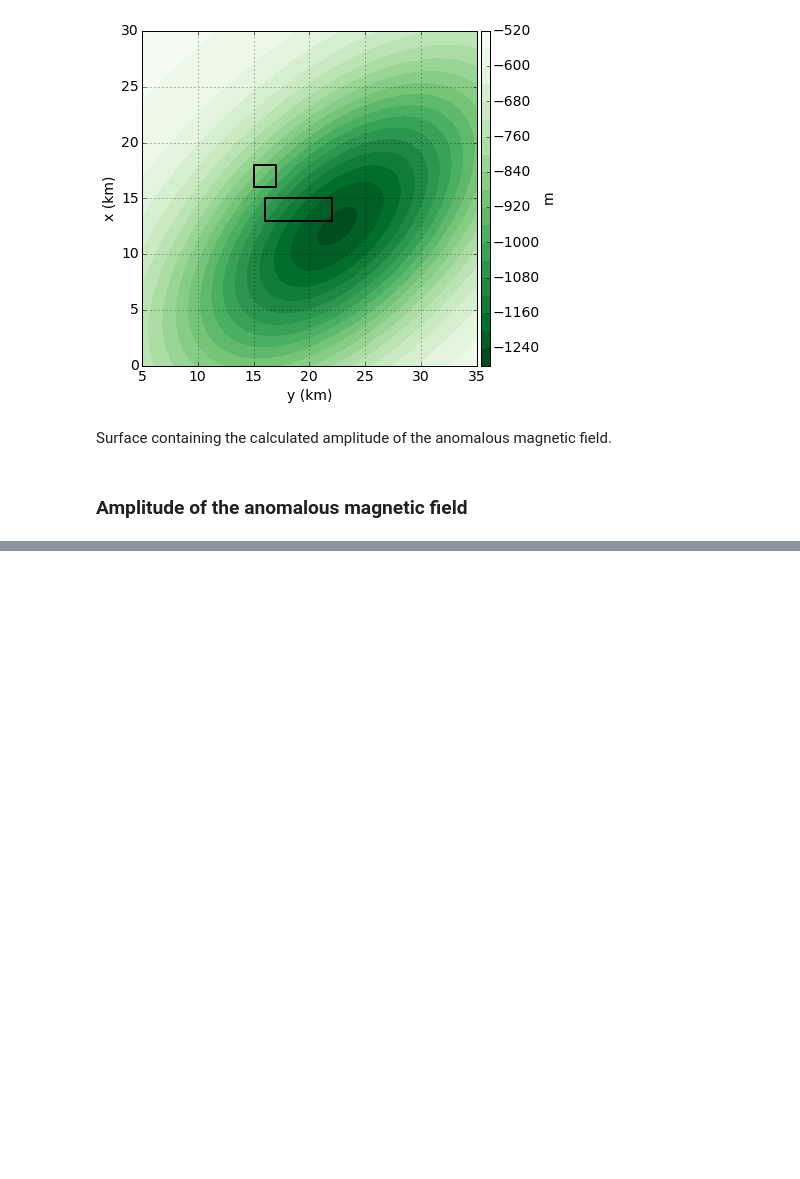
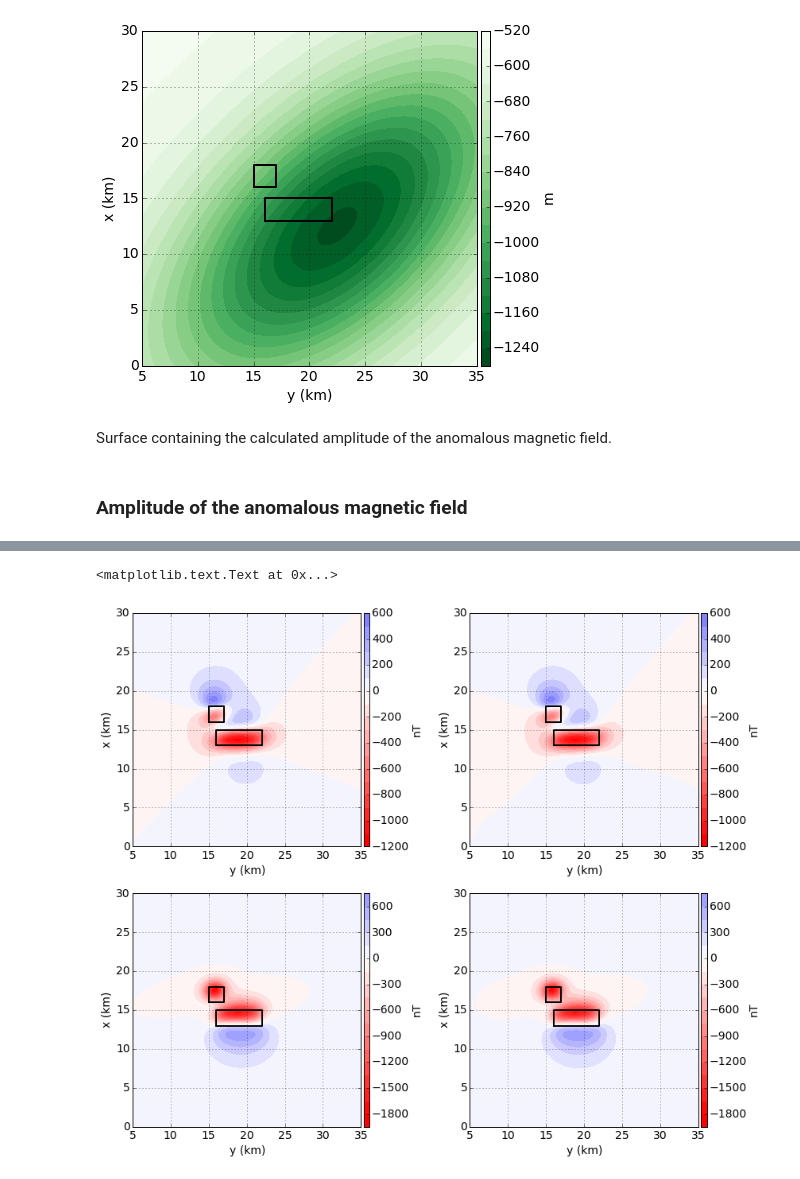
Before and after one commit to mtoqeerpk/Magnetic-amplitude, a Jupyter notebook: notebooks/magnetic_amplitude.ipynb, the cells around one changed output, grey strips where cells are left out. Drawn from its saved outputs; the diff is of its cells as text; code cells hidden in the pictures; blank space fills up the shorter version.

```diff
--- a/notebooks/magnetic_amplitude.ipynb
+++ b/notebooks/magnetic_amplitude.ipynb
@@ -143,0 +305,8 @@ for i in range(len(ms)):
+# %%
+#misfits = [EQLTotalField(xp, yp, zp, TFA[0], inc, dec, layers[0], sinc=incs[0], sdec=decs[0]),
+#           EQLTotalField(xp, yp, zp, TFA[1], inc, dec, layers[1], sinc=incs[1], sdec=decs[1])]
+
+misfits = [EQLTotalField(xp, yp, zp, TFA[0], inc, dec, layers[0], sinc=inc, sdec=dec),
+           EQLTotalField(xp, yp, zp, TFA[1], inc, dec, layers[1], sinc=inc, sdec=dec)]
+# %%
+regul = Damping(layers[0].size)
@@ -143,0 +342,54 @@ for i in range(len(ms)):
+# %%
+mpl.figure(figsize=(12, 10), tight_layout=True)
+mpl.axis('scaled')
+
+mpl.subplot(2,2,1)
+ranges = np.abs([TFA[0].max(), TFA[0].min()]).max()
+mpl.contourf(yp, xp, TFA[0], shape, 20, cmap=mpl.cm.bwr_r,
+            vmin=-ranges, vmax=ranges)
+mpl.colorbar(pad=0.01, aspect=40, shrink=1.0).set_label('nT')
+for i, sq in enumerate(model_projection):
+    mpl.square(sq, linewidth=2.0, xy2ne=True)
+mpl.m2km()
+mpl.grid()
+mpl.xlabel('y (km)')
+mpl.ylabel('x (km)')
+
+mpl.subplot(2,2,2)
+ranges = np.abs([solvers[0].predicted().max(), solvers[0].predicted().min()]).max()
+mpl.contourf(yp, xp, solvers[0].predicted(), shape, 20, cmap=mpl.cm.bwr_r,
+            vmin=-ranges, vmax=ranges)
+mpl.colorbar(pad=0.01, aspect=40, shrink=1.0).set_label('nT')
+for i, sq in enumerate(model_projection):
+    mpl.square(sq, linewidth=2.0, xy2ne=True)
+mpl.m2km()
+mpl.grid()
+mpl.xlabel('y (km)')
+mpl.ylabel('x (km)')
+
+mpl.subplot(2,2,3)
+ranges = np.abs([TFA[1].max(), TFA[1].min()]).max()
+mpl.contourf(yp, xp, TFA[1], shape, 20, cmap=mpl.cm.bwr_r,
+            vmin=-ranges, vmax=ranges)
+mpl.colorbar(pad=0.01, aspect=40, shrink=1.0).set_label('nT')
+for i, sq in enumerate(model_projection):
+    mpl.square(sq, linewidth=2.0, xy2ne=True)
+mpl.m2km()
+mpl.grid()
+mpl.xlabel('y (km)')
+mpl.ylabel('x (km)')
+
+mpl.subplot(2,2,4)
+ranges = np.abs([solvers[1].predicted().max(), solvers[1].predicted().min()]).max()
+mpl.contourf(yp, xp, solvers[1].predicted(), shape, 20, cmap=mpl.cm.bwr_r,
+            vmin=-ranges, vmax=ranges)
+mpl.colorbar(pad=0.01, aspect=40, shrink=1.0).set_label('nT')
+for i, sq in enumerate(model_projection):
+    mpl.square(sq, linewidth=2.0, xy2ne=True)
+mpl.m2km()
+mpl.grid()
+mpl.xlabel('y (km)')
+mpl.ylabel('x (km)')
+# %% [output]
+<matplotlib.text.Text at 0x...>
+[figure, added]
```
Also changed, not shown: parts of 25 cells of this notebook.
